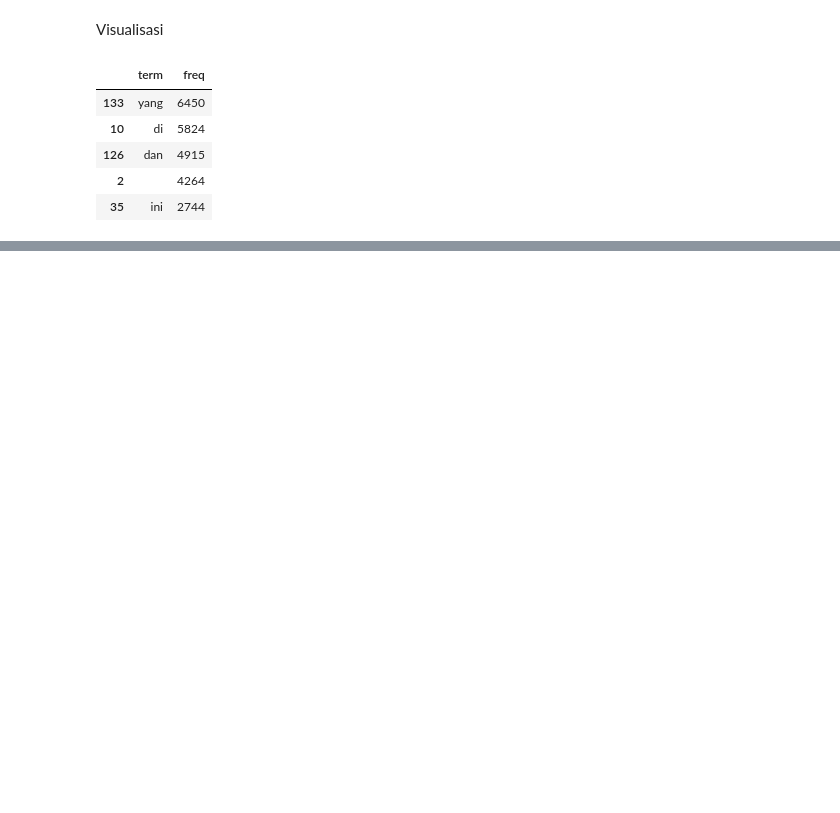
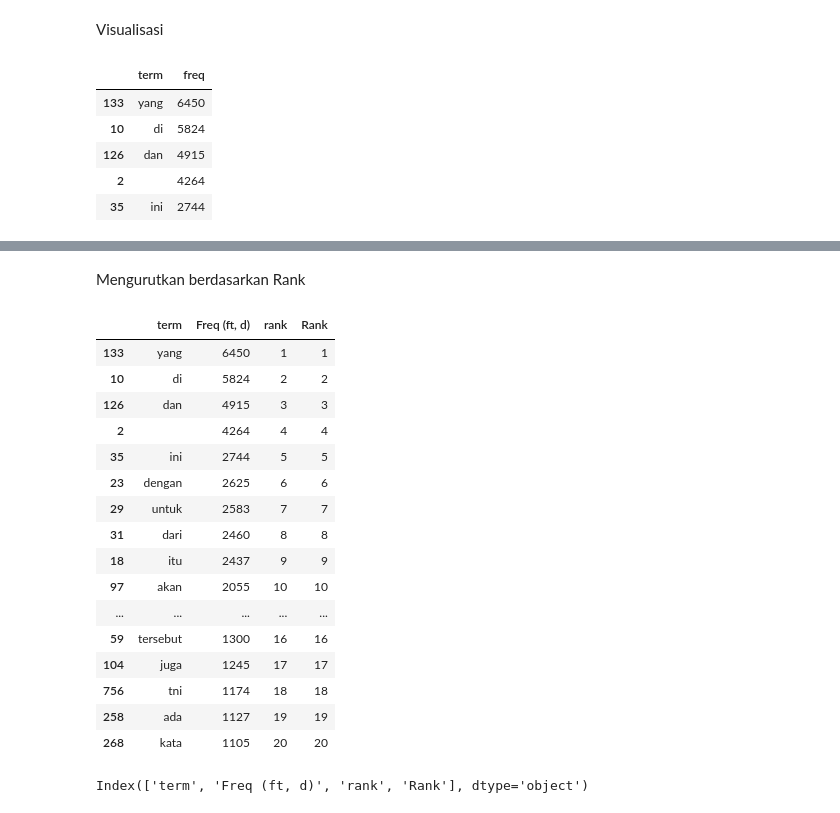
Before and after one commit to ZanIhsan2/Information_Retrival_Data, a Jupyter notebook: tugas/Praktikum01/notebooks/praktikum01.ipynb, the cells around one changed output, grey strips where cells are left out. Drawn from its saved outputs; the diff is of its cells as text; code cells hidden in the pictures; blank space fills up the shorter version.

```diff
--- a/tugas/Praktikum01/notebooks/praktikum01.ipynb
+++ b/tugas/Praktikum01/notebooks/praktikum01.ipynb
@@ -136,0 +148,32 @@ term_freq_df_sorted.head()
+# %% [markdown]
+Mengurutkan berdasarkan Rank
+# %%
+tf_df = term_freq_df_sorted.copy()
+tf_df.rename(columns={'freq': 'Freq (ft, d)'}, inplace=True)
+
+tf_df['Rank'] = tf_df['Freq (ft, d)'].rank(method='first', ascending=False).astype(int)
+
+tf_sorted_rank = tf_df.sort_values(by='Rank', ascending=True)
+tf_sorted_rank.head(20)
+# %% [output]
+|  | term | Freq (ft, d) | rank | Rank |
+| 133 | yang | 6450 | 1 | 1 |
+| 10 | di | 5824 | 2 | 2 |
+| 126 | dan | 4915 | 3 | 3 |
+| 2 |  | 4264 | 4 | 4 |
+| 35 | ini | 2744 | 5 | 5 |
+| 23 | dengan | 2625 | 6 | 6 |
+| 29 | untuk | 2583 | 7 | 7 |
+| 31 | dari | 2460 | 8 | 8 |
+| 18 | itu | 2437 | 9 | 9 |
+| 97 | akan | 2055 | 10 | 10 |
+| ... | ... | ... | ... | ... |
+| 59 | tersebut | 1300 | 16 | 16 |
+| 104 | juga | 1245 | 17 | 17 |
+| 756 | tni | 1174 | 18 | 18 |
+| 258 | ada | 1127 | 19 | 19 |
+| 268 | kata | 1105 | 20 | 20 |
+# %%
+print(term_freq_df_sorted.columns)
+# %% [output]
+Index(['term', 'Freq (ft, d)', 'rank', 'Rank'], dtype='object')
```
Also changed, not shown: parts of 3 cells of this notebook.
